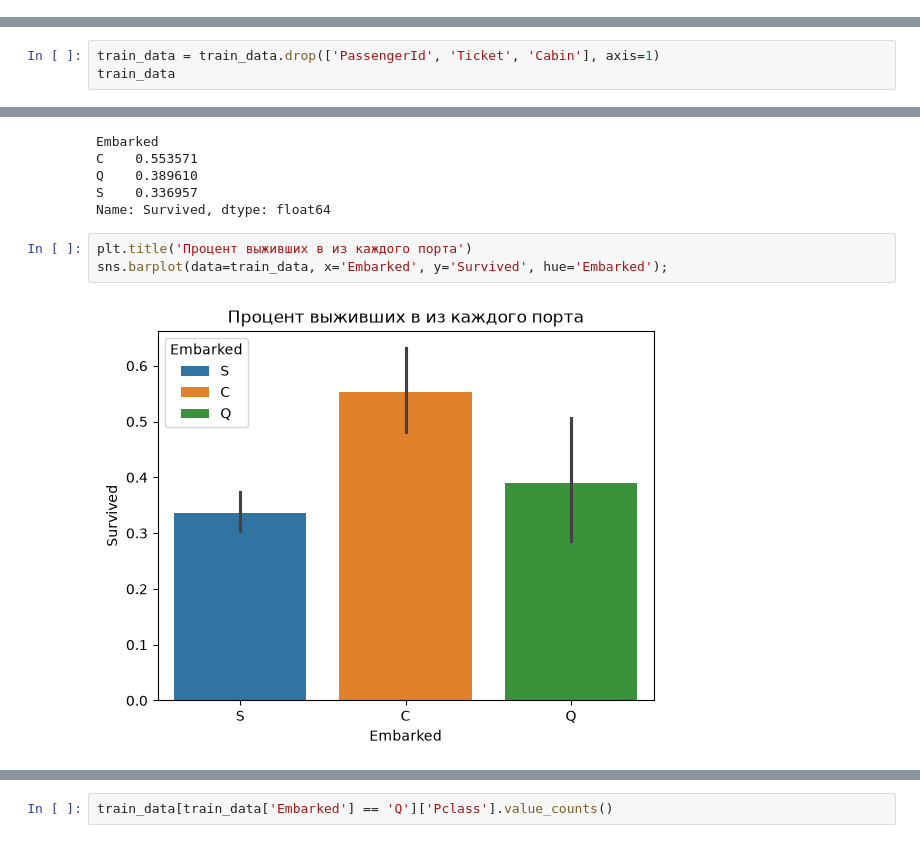
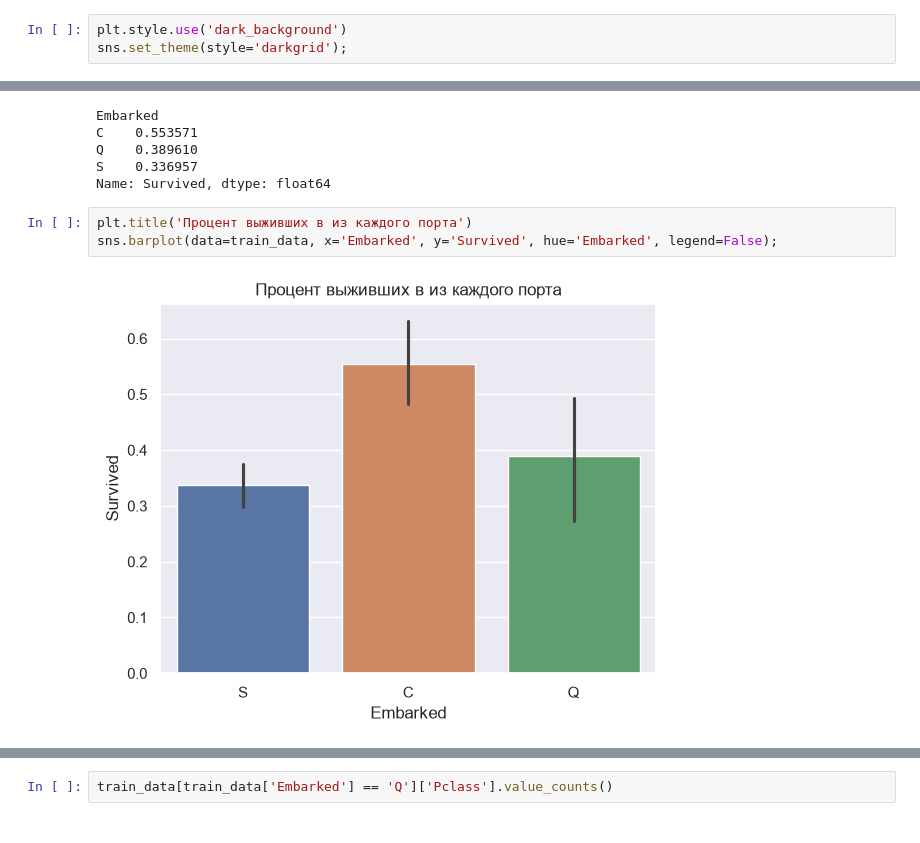
Before and after one commit to LeoFa9/titanic, a Jupyter notebook: eda_and_hypotheses.ipynb, the cells around one changed output, grey strips where cells are left out. Saved outputs shown, nothing was run; the diff lists cells and outputs as text.

Commit message:
Small plot style fix and titanic_notes creation

```diff
--- a/eda_and_hypotheses.ipynb
+++ b/eda_and_hypotheses.ipynb
@@ -5,6 +5,9 @@ import numpy as np
 import pandas as pd
 import matplotlib.pyplot as plt
 import seaborn as sns
+# %%
+plt.style.use('dark_background')
+sns.set_theme(style='darkgrid');
 # %%
 train_data = pd.read_csv("data/train.csv")
 test_data = pd.read_csv("data/test.csv")
@@ -136,3 +136,0 @@ dtype: int64
-# %%
-train_data = train_data.drop(['PassengerId', 'Ticket', 'Cabin'], axis=1)
-train_data
@@ -257,9 +247,9 @@ S    0.336957
 Name: Survived, dtype: float64
 # %%
 plt.title('Процент выживших в из каждого порта')
-sns.barplot(data=train_data, x='Embarked', y='Survived', hue='Embarked');
+sns.barplot(data=train_data, x='Embarked', y='Survived', hue='Embarked', legend=False);
 # %% [output]
-[figure, old version]
+[figure, new version]
 # %%
 plt.title('Порт и выживаемость')
 sns.countplot(data=train_data, x='Embarked', hue='Survived');
```
Also changed, not shown: parts of 22 cells of this notebook, 1 other file.
